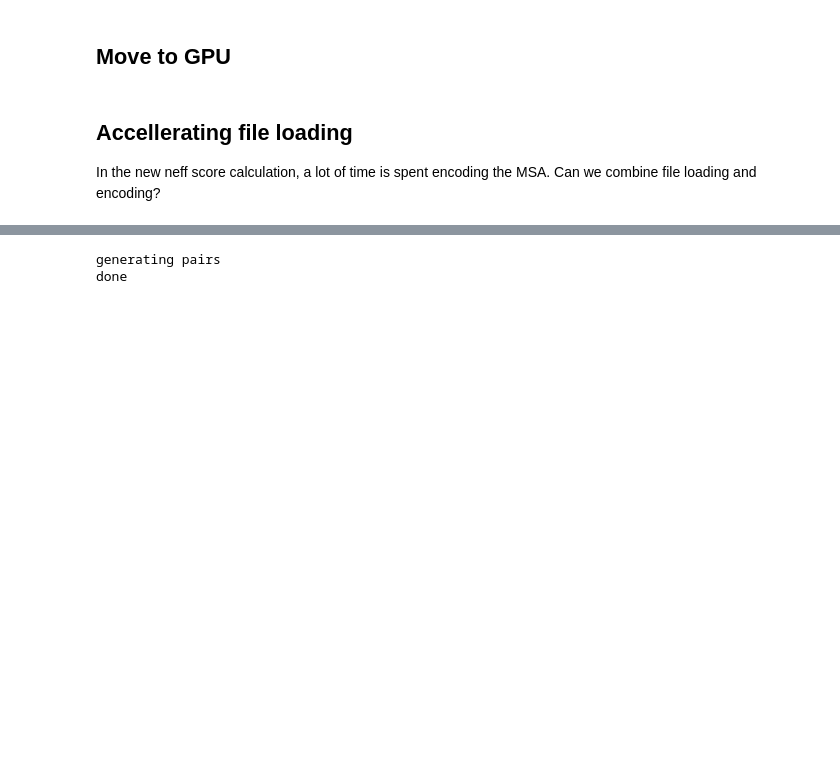
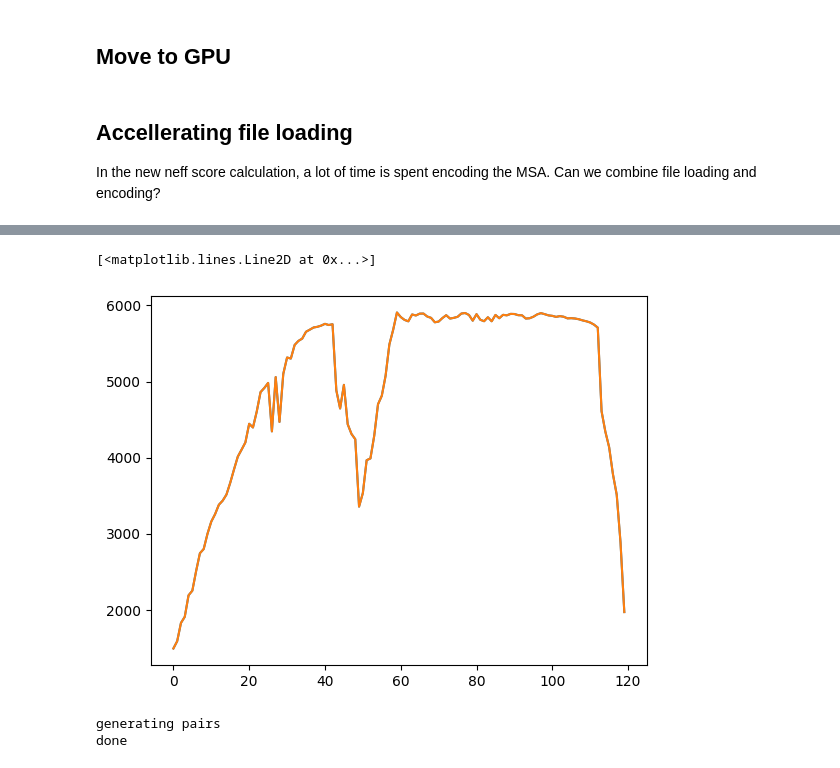
Before and after one commit to neftlon/af2-plddt-contextualized, a Jupyter notebook: scripts/neff_gpu.ipynb, the cells around one changed output, grey strips where cells are left out. Drawn from its saved outputs; the diff is of its cells as text; code cells hidden in the pictures; blank space fills up the shorter version.

```diff
--- a/scripts/neff_gpu.ipynb
+++ b/scripts/neff_gpu.ipynb
@@ -284,17 +281,25 @@ def loadmsa(path):
     """load an MSA as an encoded tensor"""
     with open(path) as f:
         lines = f.readlines()
+        assert not len(lines) & 1, f"MSA at {path} should contain an even number of lines"
         query_id = lines[0].split()[0]
-        print(f"{query_id=}")
-        query_len = len([ch for ch in lines[1].strip() if not ch in ascii_lowercase])
-        num_seqs = 1 + len([1 for line in lines if not line.startswith(query_id)])
+        query_len = len([() for ch in lines[1].strip() if not ch in ascii_lowercase])
+
+        # count header lines that are not just the query ID (1+ because first query is included in encoded msa)
+        num_seqs = 1 + len([1 for line in lines[::2] if not line[:-1] == query_id and line.startswith(">")])
+
+        # encode msa from lines
         encmsa = torch.zeros((num_seqs,query_len), dtype=torch.uint8)
-        for idx, line in enumerate(lines[1::2]):
-            if idx > 1 and line.startswith(query_id):
+        idx = 0
+        for hdr, seq in zip(lines[::2], lines[1::2]):
+            # skip query that appears multiple times in the file
+            if idx > 1 and hdr[:-1] == query_id:
                 continue
+            # encode sequence
             encmsa[idx,:] = torch.tensor(
                 # NB: stoi comes from outside!
-                [stoi[ch] for ch in line.strip() if not ch in ascii_lowercase],
+                [stoi[ch] for ch in seq[:-1] if not ch in ascii_lowercase],
                 dtype=torch.uint8,
             )
+            idx += 1
         return encmsa
@@ -328,0 +306,3 @@ tensor([-0.1378, -0.1378, -0.1377, -0.1375, -0.1357, -0.1350, -0.1299, -0.1294,
+# %%
+loadedmsa=loadmsa(prot_path)
+loadedmsa.shape,len(prot.matches)+1
@@ -328,0 +311,6 @@ tensor([-0.1378, -0.1378, -0.1377, -0.1375, -0.1357, -0.1350, -0.1299, -0.1294,
+# %%
+# avg 5.556711397999607s per run
+def f():
+    loadedmsa=loadmsa(prot_path)
+    return neff(loadedmsa, stoi=stoi)
+timeit(f,number=4)
@@ -328,0 +319,2 @@ tensor([-0.1378, -0.1378, -0.1377, -0.1375, -0.1357, -0.1350, -0.1299, -0.1294,
+# %%
+nefffast = f()
@@ -329,3 +341,9 @@ tensor([-0.1378, -0.1378, -0.1377, -0.1375, -0.1357, -0.1350, -0.1299, -0.1294,
+# %%
+plt.plot(neffref)
+plt.plot(nefffast)
+# %% [output]
+[<matplotlib.lines.Line2D at 0x...>]
+[figure, added]
 # %%
 # baseline: 15.939979004993802s
 # with better pair generation: 4.461970445991028s
```
Also changed, not shown: parts of 15 cells of this notebook.
